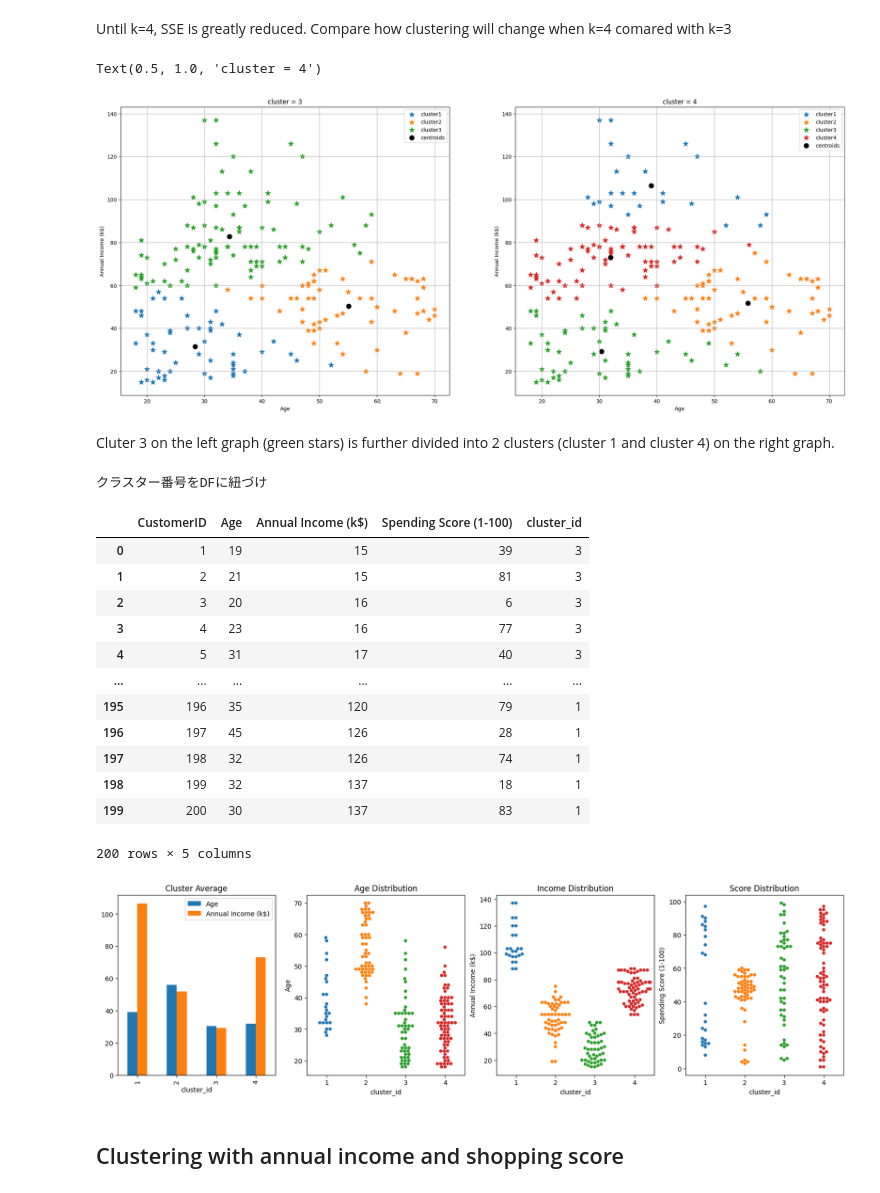
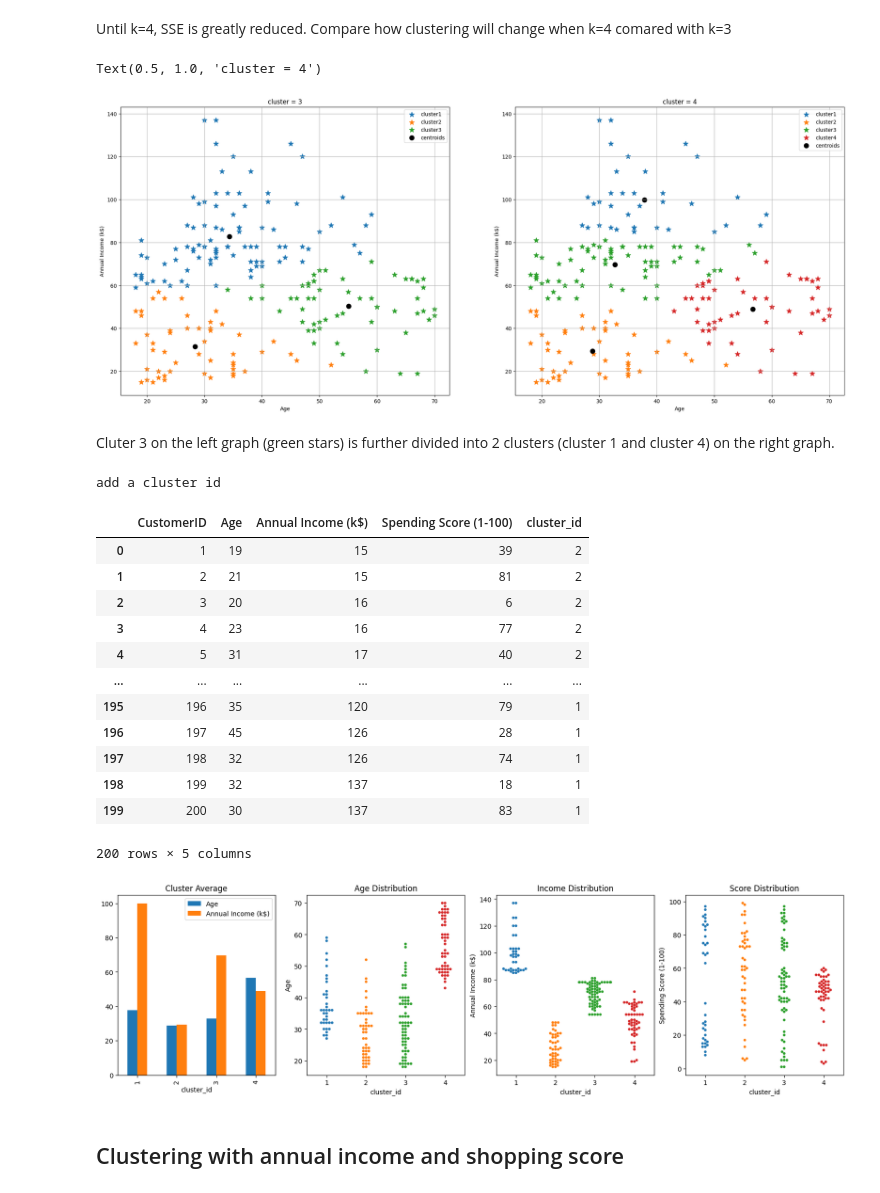
Before and after one commit to AkiraNom/data-analysis-notebook, a Jupyter notebook: Customer_segmentation.ipynb, the cells around one changed output. Saved outputs shown, nothing was run; the diff lists cells and outputs as text; code cells hidden in the pictures.

```diff
--- a/Customer_segmentation.ipynb
+++ b/Customer_segmentation.ipynb
@@ -149,7 +149,7 @@ X = df.loc[:,[Age,Income]].values
 
 # create a model with n_clusters=3
 # n_clusters will be tweeked later using sum of squared erros of prediction (SSE)
-km = KMeans(n_clusters=3, init="random", random_state=0)
+km = KMeans(n_clusters=3, n_init='auto', random_state=0)
 
 # assign the cluster number to each sample
 y_km = km.fit_predict(X)
@@ -164,7 +164,7 @@ ax1.set_ylabel(Income)
 
 ax2.set_title("Clustering by age and income")
 for n in range(3):
-    ax2.scatter(X[y_km == n, 0], X[y_km == n, 1], s=100, c=cm.tab20(n*2), marker="*", label="cluster"+str(n+1))
+    ax2.scatter(X[y_km == n, 0], X[y_km == n, 1], s=100, c=cm.tab10(n), marker="*", label="cluster"+str(n+1))
 
 #display a centroid of each cluster
 ax2.scatter(km.cluster_centers_[:, 0], km.cluster_centers_[:, 1], s=80, marker="o", c="black", label="centroids")
@@ -208,7 +208,7 @@ Elbow plot is a way to visualize the correlation between SSE and number of clust
 distortions = []
 
 for i in range(1, 11):
-    km = KMeans(n_clusters=i, random_state=0)
+    km = KMeans(n_clusters=i, n_init='auto', random_state=0)
     km.fit(X)
     distortions.append(km.inertia_)
 
@@ -228,11 +228,11 @@ Until k=4, SSE is greatly reduced. Compare how clustering will change when k=4 c
 fig, (ax1, ax2) = plt.subplots(1, 2, figsize=(25, 10))
 
 # model with n_clusters=3
-km = KMeans(n_clusters=3, init="random", random_state=0)
+km = KMeans(n_clusters=3, n_init='auto', random_state=0)
 y_km = km.fit_predict(X)
 
 for n in range(3):
-    ax1.scatter(X[y_km == n, 0], X[y_km == n, 1], s=100, c=cm.tab20(n*2), marker="*", label="cluster"+str(n+1))
+    ax1.scatter(X[y_km == n, 0], X[y_km == n, 1], s=100, c=cm.tab10(n), marker="*", label="cluster"+str(n+1))
 
 #plot a centroid
 ax1.scatter(km.cluster_centers_[:, 0], km.cluster_centers_[:, 1], s=80, marker="o", c="black", label="centroids")
@@ -243,11 +243,11 @@ ax1.set_ylabel(Income)
 ax1.set_title("cluster = 3")
 
 # model with n_clusters = 4
-km = KMeans(n_clusters=4, random_state=0)
+km = KMeans(n_clusters=4, n_init='auto', random_state=0)
 y_km = km.fit_predict(X)
 
 for n in range(4):
-    ax2.scatter(X[y_km == n, 0], X[y_km == n, 1], s=100, c=cm.tab20(n*2), marker="*", label="cluster"+str(n+1))
+    ax2.scatter(X[y_km == n, 0], X[y_km == n, 1], s=100, c=cm.tab10(n), marker="*", label="cluster"+str(n+1))
 
 #plot a centroid
 ax2.scatter(km.cluster_centers_[:, 0], km.cluster_centers_[:, 1], s=80, marker="o", c="black", label="centroids")
@@ -258,7 +258,7 @@ ax2.set_ylabel(Income)
 ax2.set_title("cluster = 4")
 # %% [output]
 Text(0.5, 1.0, 'cluster = 4')
-[figure, old version]
+[figure, new version]
 # %% [markdown]
 Cluter 3 on the left graph (green stars) is further divided into 2 clusters (cluster 1 and cluster 4) on the right graph.
 # %%
@@ -268,13 +268,13 @@ X = df.loc[:,["CustomerID", Age,Income, Score]]
 X["cluster_id"] = y_km+1
 X
 # %% [output]
-クラスター番号をDFに紐づけ
+add a cluster id
 |  | CustomerID | Age | Annual Income (k$) | Spending Score (1-100) | cluster_id |
-| 0 | 1 | 19 | 15 | 39 | 3 |
-| 1 | 2 | 21 | 15 | 81 | 3 |
-| 2 | 3 | 20 | 16 | 6 | 3 |
-| 3 | 4 | 23 | 16 | 77 | 3 |
-| 4 | 5 | 31 | 17 | 40 | 3 |
+| 0 | 1 | 19 | 15 | 39 | 2 |
+| 1 | 2 | 21 | 15 | 81 | 2 |
+| 2 | 3 | 20 | 16 | 6 | 2 |
+| 3 | 4 | 23 | 16 | 77 | 2 |
+| 4 | 5 | 31 | 17 | 40 | 2 |
 | ... | ... | ... | ... | ... | ... |
 | 195 | 196 | 35 | 120 | 79 | 1 |
 | 196 | 197 | 45 | 126 | 28 | 1 |
@@ -285,21 +285,22 @@ X
 # %%
 fig, ax = plt.subplots(nrows=1, ncols=4,figsize=(20,5))
 
 result = X.groupby("cluster_id").mean().reset_index()
 result.plot(x="cluster_id", y=[Age, Income], kind="bar", ax=ax[0])
 ax[0].set_title("Cluster Average");
 
 # swarmplot for age distribution by cluster id
-sns.swarmplot(data=X, x='cluster_id', y=Age, hue='cluster_id',palette='tab10',legend=False, ax=ax[1])
+sns.swarmplot(data=X, x='cluster_id', y=Age, hue='cluster_id',palette='tab10', size=4, legend=False, ax=ax[1])
+
 ax[1].set_title('Age Distribution');
 # swarmplot for income distriubtion by cluster id
-sns.swarmplot(data=X, x='cluster_id', y=Income, hue='cluster_id',palette='tab10', legend=False, ax=ax[2])
+sns.swarmplot(data=X, x='cluster_id', y=Income, hue='cluster_id',palette='tab10', size=4, legend=False, ax=ax[2])
 ax[2].set_title('Income Distribution');
 # warmplto for shopping score distribution by cluster id
-sns.swarmplot(data=X, x='cluster_id', y=Score, hue='cluster_id',palette='tab10', legend=False, ax=ax[3])
+sns.swarmplot(data=X, x='cluster_id', y=Score, hue='cluster_id',palette='tab10', size=4, legend=False, ax=ax[3])
 ax[3].set_title('Score Distribution');
 # %% [output]
-[figure, old version]
+[figure, new version]
 # %% [markdown]
 ## Clustering with annual income and shopping score
 # %%
```
Also changed, not shown: parts of 16 cells of this notebook.
